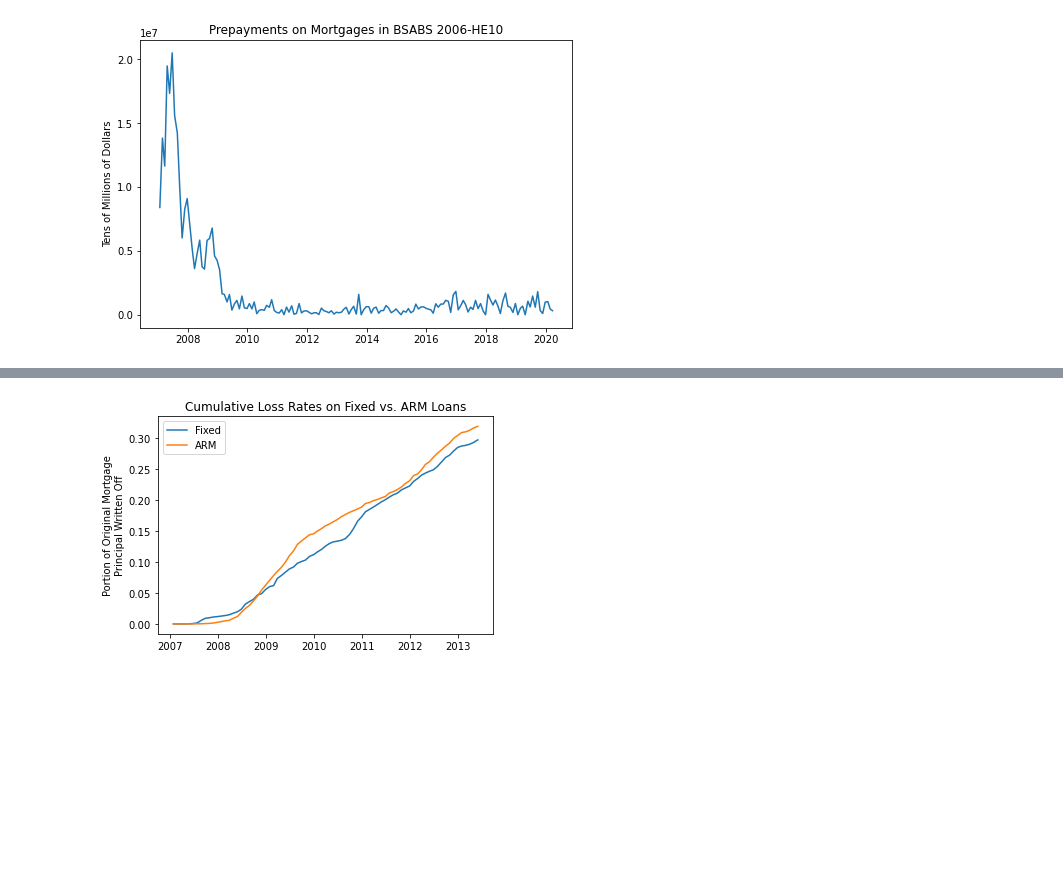
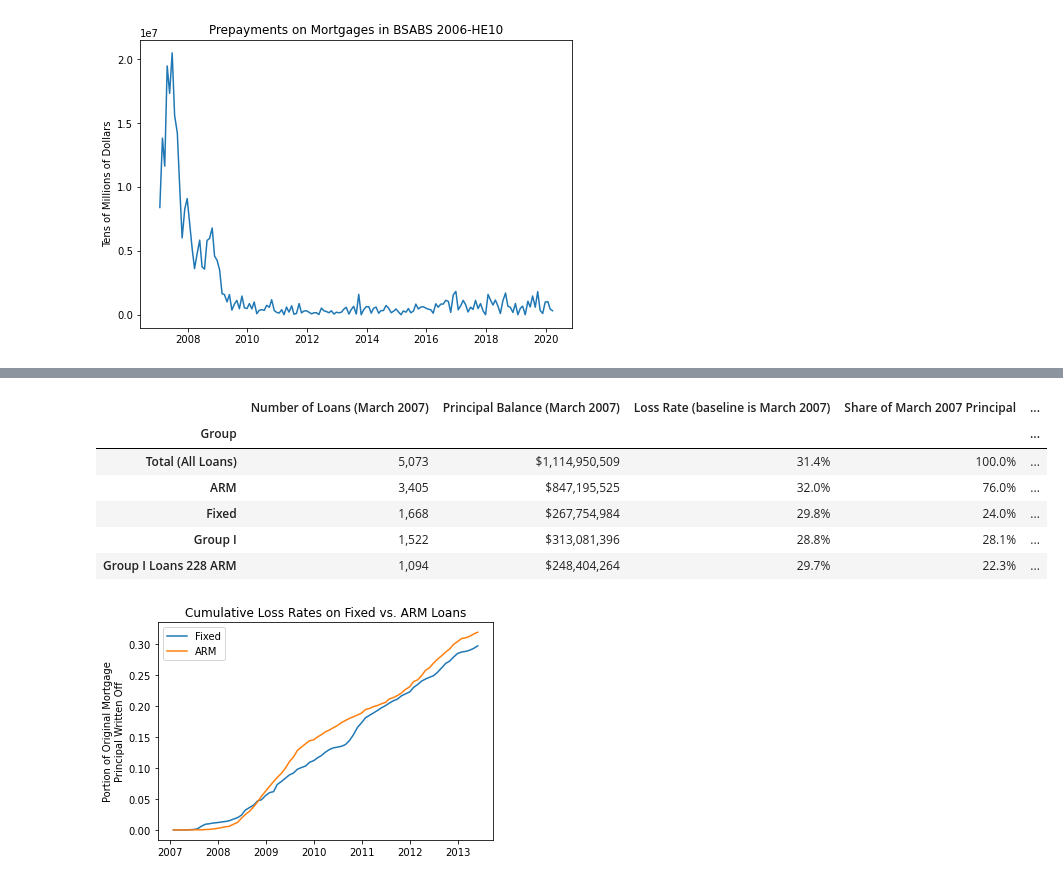
Before and after one commit to alexblumenfeld/mbs-postmortem, a Jupyter notebook: code/analysis/calcs_for_report.ipynb, the cells around one changed output, grey strips where cells are left out. Saved outputs shown, nothing was run; the diff lists cells and outputs as text; code cells hidden in the pictures; blank space fills up the shorter version.

```diff
--- a/code/analysis/calcs_for_report.ipynb
+++ b/code/analysis/calcs_for_report.ipynb
@@ -249,16 +249,15 @@ prepayments_fig.savefig('../../figures/timeseries_prepayments.png',dpi=200,bbox_
 # Compute the initial sizes of each loan type, as well as Fixed, ARM, Group I, Group II, and Total
 # Trying this both for January 2007 (when the totals don't quite add up) and March 2007 (the first month when they do)
 pool_size_after_jan07 = pd.DataFrame(hist_pl_with_totals.xs('2007-01-25',level=0)['Ending Pool (Balance)'])
-pool_size_after_jan07.rename(columns={'Ending Pool (Balance)':'Ending Principal Balance (January 2007)'},inplace=True)
+pool_size_after_jan07.rename(columns={'Ending Pool (Balance)':'Principal Balance (January 2007)'},inplace=True)
 pool_size_after_mar07 = pd.DataFrame(hist_pl_with_totals.xs('2007-03-26',level=0)['Ending Pool (Balance)'])
-pool_size_after_mar07.rename(columns={'Ending Pool (Balance)':'Ending Principal Balance (March 2007)'},inplace=True)
+pool_size_after_mar07.rename(columns={'Ending Pool (Balance)':'Principal Balance (March 2007)'},inplace=True)
 
 # Also make dataframes with the number of loans of each type, for possible hypothesis-testing purposes
 num_of_loans_after_jan07 = pd.DataFrame(hist_pl_with_totals.xs('2007-01-25',level=0)['Ending Pool (Count)'])
-num_of_loans_after_jan07.rename(columns={'Ending Pool (Count)':'Ending Number of Loans (January 2007)'},inplace=True)
+num_of_loans_after_jan07.rename(columns={'Ending Pool (Count)':'Number of Loans (January 2007)'},inplace=True)
 num_of_loans_after_mar07 = pd.DataFrame(hist_pl_with_totals.xs('2007-03-26',level=0)['Ending Pool (Count)'])
-num_of_loans_after_mar07.rename(columns={'Ending Pool (Count)':'Ending Number of Loans (March 2007)'},inplace=True)
-
+num_of_loans_after_mar07.rename(columns={'Ending Pool (Count)':'Number of Loans (March 2007)'},inplace=True)
 
 # Compute the total realized losses from January 2007 to May 2013 for each loan type
 loan_types = hist_pl_with_totals.xs('2007-01-25',level=0).index.get_level_values(0)
@@ -268,20 +267,28 @@ for loan_type in loan_types.to_list():
 
 # Calculate the fraction of principal that ended up being written off in each loan group
 mortgage_loss_rates_jan07_base = pd.DataFrame(cumulative_mortgage_losses['Realized Losses from January 2007 to May 2013'] / \
-pool_size_after_jan07['Ending Principal Balance (January 2007)'], columns=['Loss Rate (baseline = January 2007)'])
+pool_size_after_jan07['Principal Balance (January 2007)'], columns=['Loss Rate (baseline is January 2007)'])
 mortgage_loss_rates_mar07_base = pd.DataFrame(cumulative_mortgage_losses['Realized Losses from January 2007 to May 2013'] / \
-pool_size_after_mar07['Ending Principal Balance (March 2007)'], columns=['Loss Rate (baseline = March 2007)'])
+pool_size_after_mar07['Principal Balance (March 2007)'], columns=['Loss Rate (baseline is March 2007)'])
 
 # Calculate each loan type's share of the initial principal balance
-principals_as_pct_of_jan07_total = pool_size_after_jan07 / pool_size_after_jan07.loc['Total (All Loans)']['Ending Principal Balance (January 2007)']
-principals_as_pct_of_jan07_total.rename(columns={'Ending Principal Balance (January 2007)':'January 2007 Principal Balance as Fraction of January 2007 Total'},inplace=True)
-principals_as_pct_of_mar07_total = pool_size_after_mar07 / pool_size_after_mar07.loc['Total (All Loans)']['Ending Principal Balance (March 2007)']
-principals_as_pct_of_mar07_total.rename(columns={'Ending Principal Balance (March 2007)':'March 2007 Principal Balance as Fraction of March 2007 Total'},inplace=True)
+principals_as_pct_of_jan07_total = pool_size_after_jan07 / pool_size_after_jan07.loc['Total (All Loans)']['Principal Balance (January 2007)']
+principals_as_pct_of_jan07_total.rename(columns={'Principal Balance (January 2007)':'Share of January 2007 Principal'},inplace=True)
+principals_as_pct_of_mar07_total = pool_size_after_mar07 / pool_size_after_mar07.loc['Total (All Loans)']['Principal Balance (March 2007)']
+principals_as_pct_of_mar07_total.rename(columns={'Principal Balance (March 2007)':'Share of March 2007 Principal'},inplace=True)
 
 # Calculate each loan type's share of the total mortgage losses from January 2007 to May 2013
 losses_as_pct_of_all_losses = pd.DataFrame(cumulative_mortgage_losses['Realized Losses from January 2007 to May 2013'] / \
 cumulative_mortgage_losses.loc['Total (All Loans)']['Realized Losses from January 2007 to May 2013'])
-losses_as_pct_of_all_losses.rename(columns={'Realized Losses from January 2007 to May 2013':'Realized Losses as Fraction of January 2007-May 2013 Total'},inplace=True)
+losses_as_pct_of_all_losses.rename(columns={'Realized Losses from January 2007 to May 2013':'Share of All Realized Losses (January 2007-May 2013)'},inplace=True)
 
 # Prepare the final table, which I plan on including in my report
+# Start with a totals row
 LOAN_TYPE_COMPARISON = pd.concat([num_of_loans_after_mar07,pool_size_after_mar07,mortgage_loss_rates_mar07_base,principals_as_pct_of_mar07_total,losses_as_pct_of_all_losses],axis=1)
+LOAN_TYPE_COMPARISON['Number of Loans (March 2007)'] = LOAN_TYPE_COMPARISON['Number of Loans (March 2007)'].apply(lambda x: "{:,.0f}".format(x))
+LOAN_TYPE_COMPARISON['Principal Balance (March 2007)'] = LOAN_TYPE_COMPARISON['Principal Balance (March 2007)'].apply(lambda x: "${:,.0f}".format(x))
+for col in LOAN_TYPE_COMPARISON.columns[-3:]:
+    LOAN_TYPE_COMPARISON[col] = LOAN_TYPE_COMPARISON[col].apply(lambda x: "{:,.1f}".format(x * 100) + '%')
+LOAN_TYPE_COMPARISON = LOAN_TYPE_COMPARISON.reindex(['Total (All Loans)'] + LOAN_TYPE_COMPARISON.index[:-1].values.tolist())
+# Save the final summary table for an appendix
+LOAN_TYPE_COMPARISON.to_latex('../../paper/table_subgroup_performance_broken_out_ROUGH.tex')
@@ -295,3 +295,13 @@ LOAN_TYPE_COMPARISON.iloc[0:2]
+# %%
+LOAN_TYPE_COMPARISON.head()
+# %% [output]
+|  | Number of Loans (March 2007) | Principal Balance (March 2007) | Loss Rate (baseline is March 2007) | Share of March 2007 Principal | ... |
+| Group |  |  |  |  | ... |
+| Total (All Loans) | 5,073 | $1,114,950,509 | 31.4% | 100.0% | ... |
+| ARM | 3,405 | $847,195,525 | 32.0% | 76.0% | ... |
+| Fixed | 1,668 | $267,754,984 | 29.8% | 24.0% | ... |
+| Group I | 1,522 | $313,081,396 | 28.8% | 28.1% | ... |
+| Group I Loans 228 ARM | 1,094 | $248,404,264 | 29.7% | 22.3% | ... |
 # %%
 # Plot the cumulative loss rates on fixed vs. ARM loans
 fixed_cumulative_losses = hist_pl_with_totals.xs('Fixed',level=1)['Realized Losses (Amount)'].cumsum()
```
Also changed, not shown: parts of 2 cells of this notebook, 22 other files.
